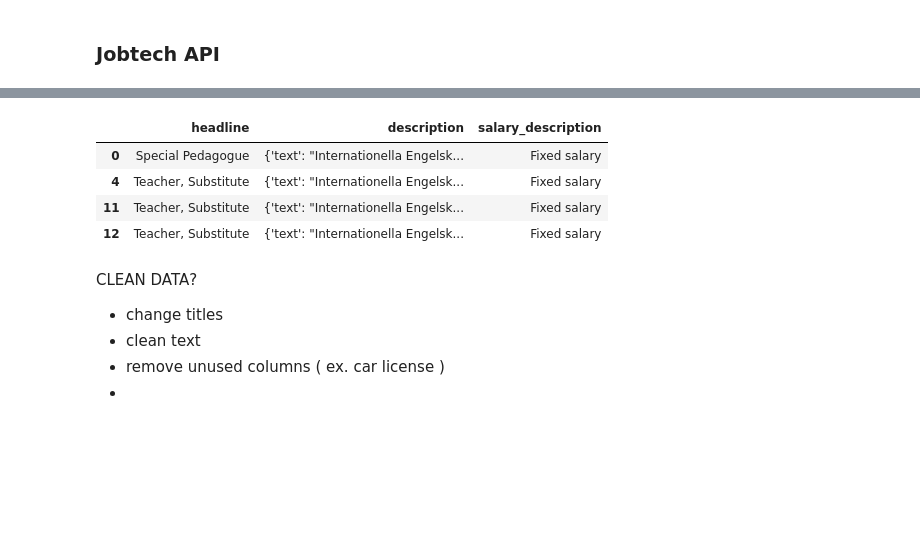
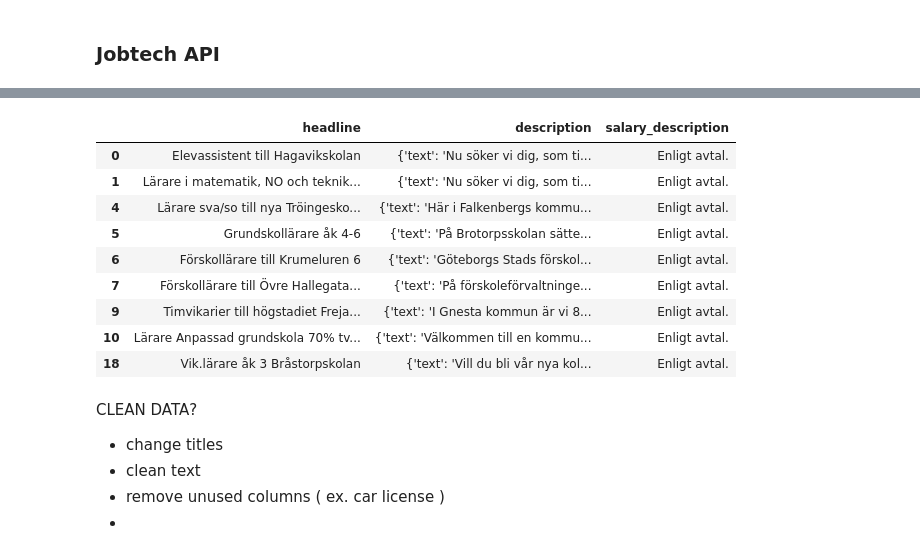
Before and after one commit to fredrikkron/data_wh_project_group_7, a Jupyter notebook: explorations/eda.freja/testing_data.ipynb, the cells around one changed output, grey strips where cells are left out. Cells and saved outputs as stored; diff of their text form; code cells hidden in the pictures; blank space fills up the shorter version.

```diff
--- a/explorations/eda.freja/testing_data.ipynb
+++ b/explorations/eda.freja/testing_data.ipynb
@@ -61,17 +97,21 @@ df.to_excel("Pedagogik.xlsx", index=False)
 # %%
 df = pd.read_excel(r"Pedagogik.xlsx")
 
 # Count jobs with 'Fast lön'
-fast_lon_jobs = df[df["salary_description"] == "Fixed salary"]
-
+fast_lon_jobs = df[df["salary_description"] == "Enligt avtal."]
 
 fast_lon_jobs[["headline", "description", "salary_description"]]
 # %% [output]
 |  | headline | description | salary_description |
-| 0 | Special Pedagogue | {'text': "Internationella Engelsk... | Fixed salary |
-| 4 | Teacher, Substitute | {'text': "Internationella Engelsk... | Fixed salary |
-| 11 | Teacher, Substitute | {'text': "Internationella Engelsk... | Fixed salary |
-| 12 | Teacher, Substitute | {'text': "Internationella Engelsk... | Fixed salary |
+| 0 | Elevassistent till Hagavikskolan | {'text': 'Nu söker vi dig, som ti... | Enligt avtal. |
+| 1 | Lärare i matematik, NO och teknik... | {'text': 'Nu söker vi dig, som ti... | Enligt avtal. |
+| 4 | Lärare sva/so till nya Tröingesko... | {'text': 'Här i Falkenbergs kommu... | Enligt avtal. |
+| 5 | Grundskollärare åk 4-6 | {'text': 'På Brotorpsskolan sätte... | Enligt avtal. |
+| 6 | Förskollärare till Krumeluren 6 | {'text': 'Göteborgs Stads förskol... | Enligt avtal. |
+| 7 | Förskollärare till Övre Hallegata... | {'text': 'På förskoleförvaltninge... | Enligt avtal. |
+| 9 | Timvikarier till högstadiet Freja... | {'text': 'I Gnesta kommun är vi 8... | Enligt avtal. |
+| 10 | Lärare Anpassad grundskola 70% tv... | {'text': 'Välkommen till en kommu... | Enligt avtal. |
+| 18 | Vik.lärare åk 3 Bråstorpskolan | {'text': 'Vill du bli vår nya kol... | Enligt avtal. |
 # %% [markdown]
 CLEAN DATA?
 - change titles
```
Also changed, not shown: parts of 6 cells of this notebook, 2 other files.
